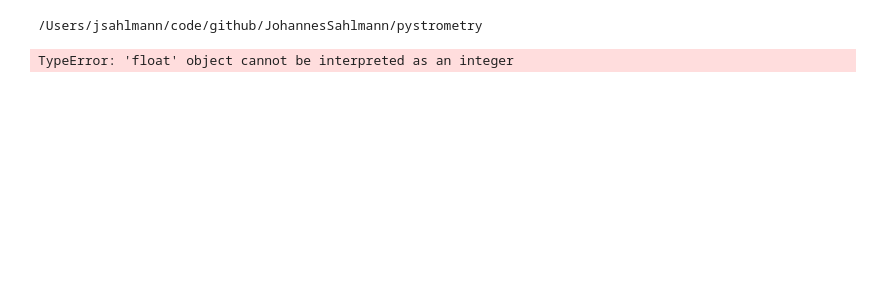
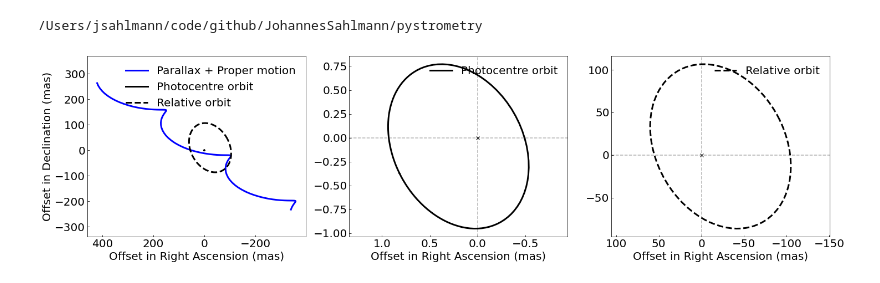
Before and after one commit to Johannes-Sahlmann/pystrometry, a Jupyter notebook: notebooks/2_exoplanet_example_orbit.ipynb, the cells around one changed output. Drawn from its saved outputs; the diff is of its cells as text; code cells hidden in the pictures; blank space fills up the shorter version.

```diff
--- a/notebooks/2_exoplanet_example_orbit.ipynb
+++ b/notebooks/2_exoplanet_example_orbit.ipynb
@@ -43,7 +45,78 @@ save_plot = True
 from pystrometry.pystrometry import OrbitSystem
 from collections import OrderedDict
 
-orb = OrbitSystem()  # default parameters
-orb.plot_orbits()
+# orb = OrbitSystem()  # default parameters
+# orb.plot_orbits()
-# %% [output]
-TypeError: 'float' object cannot be interpreted as an integer
+# %%
+# GJ676A b
+attribute_dict = OrderedDict([  ('RA_deg', 262.54667),
+                                  ('DE_deg', -51.6369),
+                                  ('absolute_plx_mas', 59.3),
+                                  ('Tp_day', 55410.4),
+                                  ('omega_deg', 87.4),
+                                  ('P_day', 1052.1),
+                                  ('ecc', 0.323),
+                                  ('OMEGA_deg', 208.),
+                                  ('i_deg', 45.),
+                                  ('m1_MS', 0.71),
+                                  ('m2_MJ', 6.7),
+                                  ('muRA_mas', -253.4),
+                                  ('muDE_mas', -177.9)])
+
+orb = OrbitSystem(attribute_dict)
+# orb.plot_orbits()
+# orb.plot_ppm()
+# orb.scan_angle_definition
+
+t_mjd = orb.get_t_plot(format='mjd')
+
+delta_ra_star_mas, delta_dec_mas = orb.ppm(t_mjd)
+
+n_figure_columns = 3
+n_figure_rows = 1
+share_axes = False
+line_width = 3
+line_color = 'b'
+line_style = '-'
+
+
+fig, axes = pl.subplots(n_figure_rows, n_figure_columns,
+                        figsize=(n_figure_columns * 8, n_figure_rows * 6),
+                        facecolor='w', edgecolor='k', sharex=share_axes,
+                        sharey=share_axes)
+
+axes[0].plot(delta_ra_star_mas, delta_dec_mas, 'k-', lw=line_width, color=line_color, ls=line_style, label='Parallax + Proper motion')
+axes[0].set_ylabel('Offset in Declination (mas)')
+
+timestamps_curve_1D, cpsi_curve, spsi_curve, xi_curve, yi_curve = get_cpsi_spsi_for_2Dastrometry( t_mjd )
+phi0_curve = orb.photocenter_orbit(timestamps_curve_1D, spsi_curve, cpsi_curve)
+axes[0].plot(phi0_curve[xi_curve], phi0_curve[yi_curve],'k--', lw=line_width, color='k', ls=line_style, label='Photocentre orbit')
+axes[0].plot(phi0_curve_relative[xi_curve], phi0_curve_relative[yi_curve],'k--', lw=line_width, color='k', ls='--', label='Relative orbit')
+
+axes[1].plot(phi0_curve[xi_curve], phi0_curve[yi_curve],'k--', lw=line_width, color='k', ls=line_style, label='Photocentre orbit')
+
+
+phi0_curve_relative = orb.relative_orbit_fast(timestamps_curve_1D, spsi_curve, cpsi_curve, shift_omega_by_pi = True)
+axes[2].plot(phi0_curve_relative[xi_curve], phi0_curve_relative[yi_curve],'k--', lw=line_width, color='k', ls='--', label='Relative orbit')
+
+
+for ax in axes:
+    ax.legend(loc=1, fancybox=True, framealpha=0.)
+    ax.axis('equal')
+    ax.set_xlabel('Offset in Right Ascension (mas)')
+    ax.invert_xaxis()
+
+for ax in axes[1:]:
+    ax.plot(0,0,'kx')
+    ax.axhline(y=0,color='0.7',ls='--',zorder=-50)
+    ax.axvline(x=0,color='0.7',ls='--',zorder=-50)
+
+
+
+pl.show()
+if save_plot:
+    figure_file_name = os.path.join(TEMPORARY_DIR, 'example_orbit.png')
+    fig.savefig(figure_file_name, transparent=True, bbox_inches='tight', pad_inches=0.05)
+# axes[1].axis('equal')
+# %% [output]
+[figure, added]
```
Also changed, not shown: parts of 5 cells of this notebook, 4 other files.
